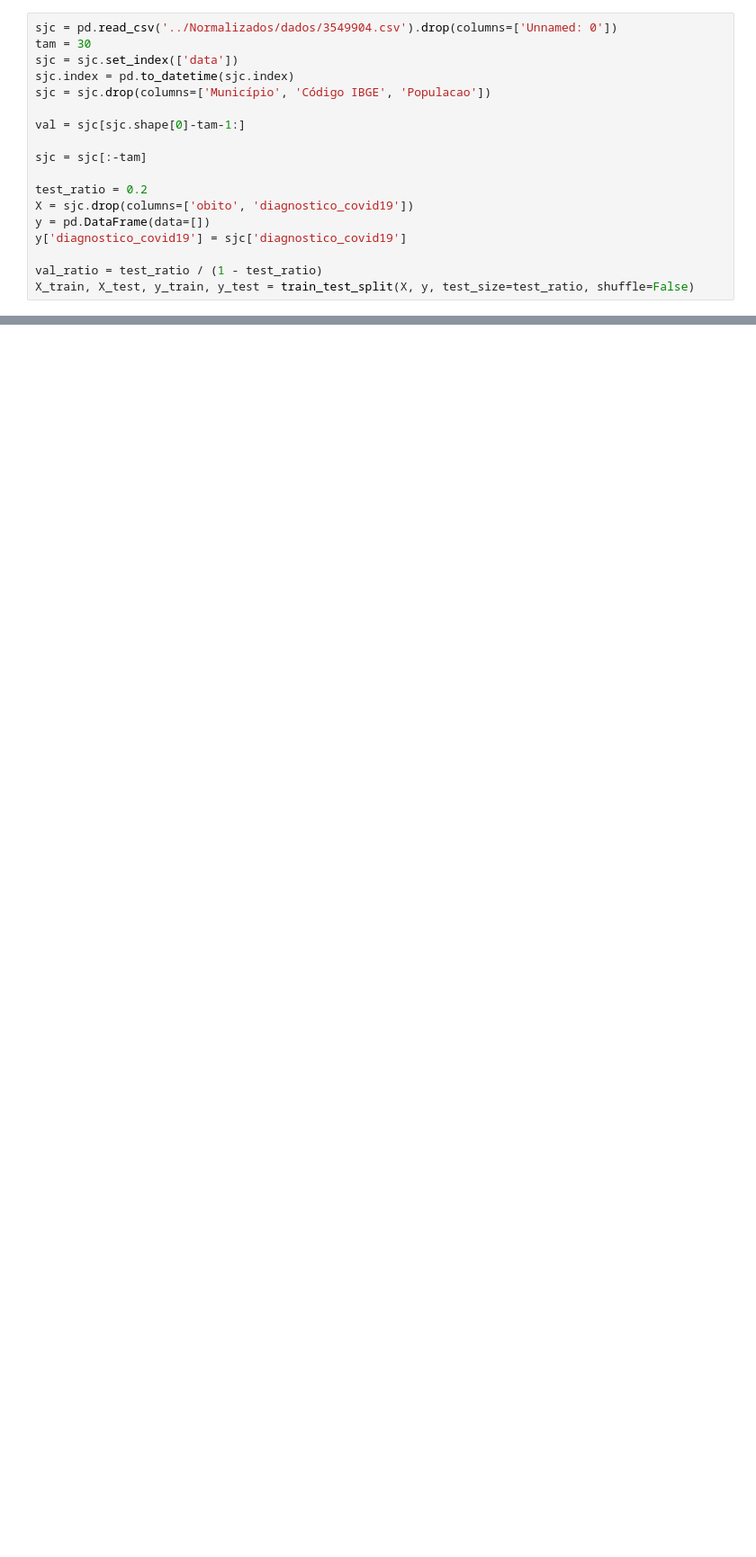
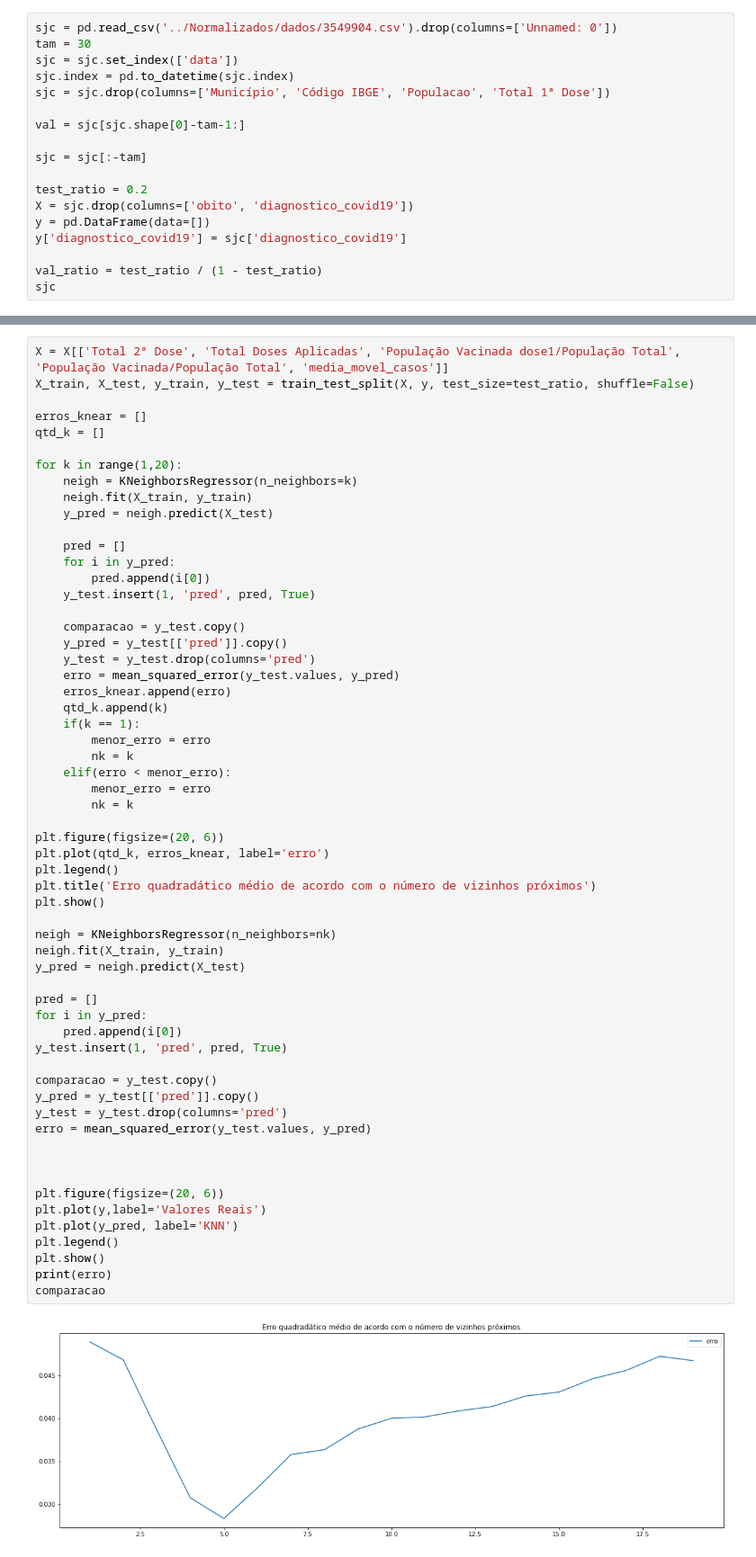
Before and after one commit to CamiloMaiaPires/ProjetoFinal_IA, a Jupyter notebook: Analise_modelos/KNN.ipynb, the cells around one changed output, grey strips where cells are left out. Shown: that part at 90% size. Cells and saved outputs as stored; diff of their text form; blank space fills up the shorter version.

```diff
--- a/Analise_modelos/KNN.ipynb
+++ b/Analise_modelos/KNN.ipynb
@@ -12,7 +18,7 @@ sjc = pd.read_csv('../Normalizados/dados/3549904.csv').drop(columns=['Unnamed: 0
 tam = 30
 sjc = sjc.set_index(['data'])
 sjc.index = pd.to_datetime(sjc.index)
-sjc = sjc.drop(columns=['Município', 'Código IBGE', 'Populacao'])
+sjc = sjc.drop(columns=['Município', 'Código IBGE', 'Populacao', 'Total 1ª Dose'])
 
 val = sjc[sjc.shape[0]-tam-1:]
 
@@ -24,4 +30,4 @@ y = pd.DataFrame(data=[])
 y['diagnostico_covid19'] = sjc['diagnostico_covid19']
 
 val_ratio = test_ratio / (1 - test_ratio)
-X_train, X_test, y_train, y_test = train_test_split(X, y, test_size=test_ratio, shuffle=False)
+sjc
@@ -47,0 +96,61 @@ X_train, X_test, y_train, y_test = train_test_split(X, y, test_size=test_ratio,
+# %%
+X = X[['Total 2ª Dose', 'Total Doses Aplicadas', 'População Vacinada dose1/População Total', 'População Vacinada/População Total', 'media_movel_casos']]
+X_train, X_test, y_train, y_test = train_test_split(X, y, test_size=test_ratio, shuffle=False)
+
+erros_knear = []
+qtd_k = []
+
+for k in range(1,20):
+    neigh = KNeighborsRegressor(n_neighbors=k)
+    neigh.fit(X_train, y_train)
+    y_pred = neigh.predict(X_test)
+
+    pred = []
+    for i in y_pred:
+        pred.append(i[0])
+    y_test.insert(1, 'pred', pred, True)
+
+    comparacao = y_test.copy()
+    y_pred = y_test[['pred']].copy()
+    y_test = y_test.drop(columns='pred')
+    erro = mean_squared_error(y_test.values, y_pred)
+    erros_knear.append(erro)
+    qtd_k.append(k)
+    if(k == 1):
+        menor_erro = erro
+        nk = k
+    elif(erro < menor_erro):
+        menor_erro = erro
+        nk = k
+
+plt.figure(figsize=(20, 6))
+plt.plot(qtd_k, erros_knear, label='erro')
+plt.legend()
+plt.title('Erro quadradático médio de acordo com o número de vizinhos próximos')
+plt.show()
+
+neigh = KNeighborsRegressor(n_neighbors=nk)
+neigh.fit(X_train, y_train)
+y_pred = neigh.predict(X_test)
+
+pred = []
+for i in y_pred:
+    pred.append(i[0])
+y_test.insert(1, 'pred', pred, True)
+
+comparacao = y_test.copy()
+y_pred = y_test[['pred']].copy()
+y_test = y_test.drop(columns='pred')
+erro = mean_squared_error(y_test.values, y_pred)
+
+
+
+plt.figure(figsize=(20, 6))
+plt.plot(y,label='Valores Reais')
+plt.plot(y_pred, label='KNN')
+plt.legend()
+plt.show()
+print(erro)
+comparacao
+# %% [output]
+[figure, added]
```
Also changed, not shown: parts of 8 cells of this notebook.
